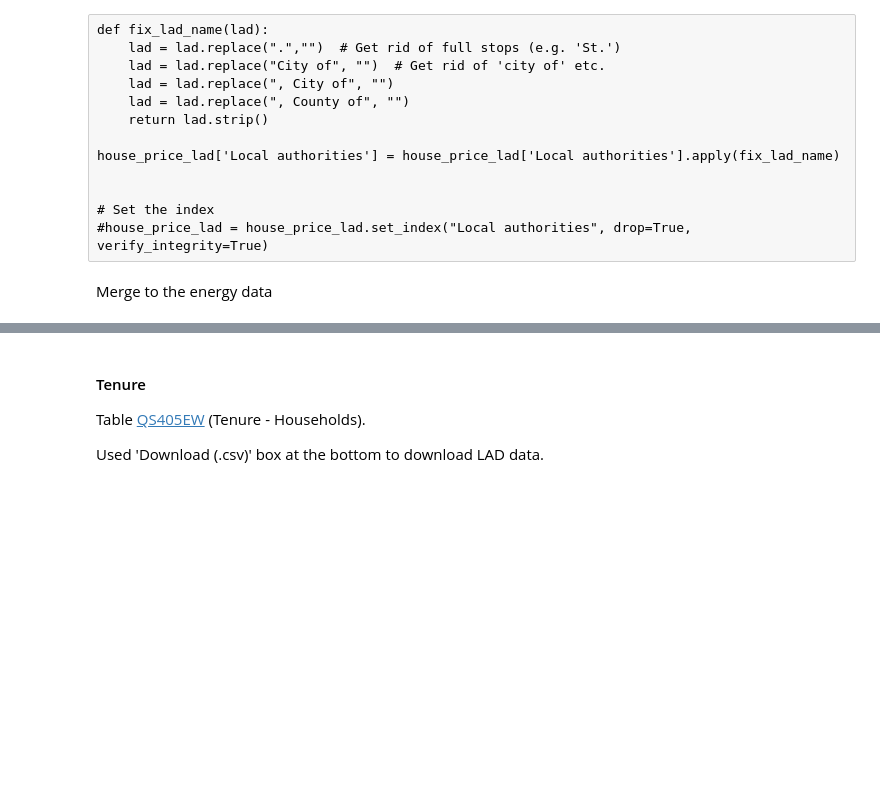
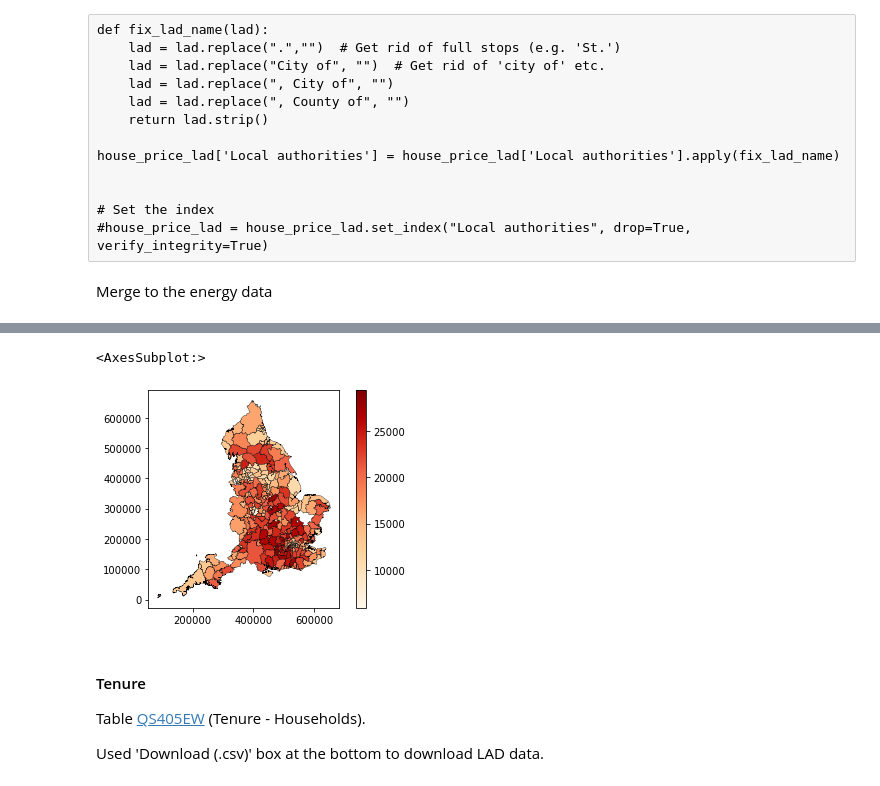
Before and after one commit to anetobradley/energy_flex, a Jupyter notebook: 02-EnergyModel/Energy_Intensity_Analysis/energy_intensity_analysis.ipynb, the cells around one changed output, grey strips where cells are left out. Drawn from its saved outputs; the diff is of its cells as text; code cells hidden in the pictures; blank space fills up the shorter version.

```diff
--- a/02-EnergyModel/Energy_Intensity_Analysis/energy_intensity_analysis.ipynb
+++ b/02-EnergyModel/Energy_Intensity_Analysis/energy_intensity_analysis.ipynb
@@ -215,3 +202,37 @@ energy_intensity.sample(4)
+# %%
+# Aggregate IMD data to local authority district (choose mean rank per LAD for each column)
+# And also rename the columns at the same time
+# (See https://www.statology.org/pandas-groupby-aggregate-multiple-columns/ for multiple aggregation)
+
+# Define the old and new column names (can axis slice to get old (cols[:,0]) or new (cols[:,1]))
+cols = np.array([('Index of Multiple Deprivation (IMD) Rank (where 1 is most deprived)',"IMD_Rank"),
+       ('Income Rank (where 1 is most deprived)', "IMD_Income"),
+       ('Employment Rank (where 1 is most deprived)', "IMD_Employment"),
+       ('Education, Skills and Training Rank (where 1 is most deprived)', "IMD_Education"),
+       ('Health Deprivation and Disability Rank (where 1 is most deprived)',"IMD_Health"),
+       ('Crime Rank (where 1 is most deprived)',"IMD_Crime"),
+       ('Barriers to Housing and Services Rank (where 1 is most deprived)',"IMD_Housing"),
+       ('Living Environment Rank (where 1 is most deprived)', "IMD_Environment")])
+
+# Sanity check strings are actually columns names
+assert False not in [col in imd_lsoa.columns for col in cols[:,0] ]
+
+# Rename
+imd_lsoa = imd_lsoa.rename(columns={col[0]: col[1] for col in cols})
+
+# Aggregate
+imd_lad = imd_lsoa.groupby('Local Authority District code (2019)').agg({col: np.mean for col in cols[:,1]})
+del cols  # (just because I use these later and don't want to get confused)
+
+# Merge to the energy data
+energy_intensity = energy_intensity.merge(imd_lad, how="left", left_index=True, right_index=True, validate="1:1")
+# Sanity check the join (not currently because some areas do not join. Leaving for now)
+#assert not energy_intensity[col].isna().any()
+energy_intensity.sample(4)
+energy_intensity.plot(column="IMD_Rank", cmap='OrRd', edgecolor='k', linewidth=0.3, legend=True)
+# %% [output]
+<AxesSubplot:>
+[figure, added]
 # %% [markdown]
 #### Tenure
 
```
Also changed, not shown: parts of 9 cells of this notebook.
